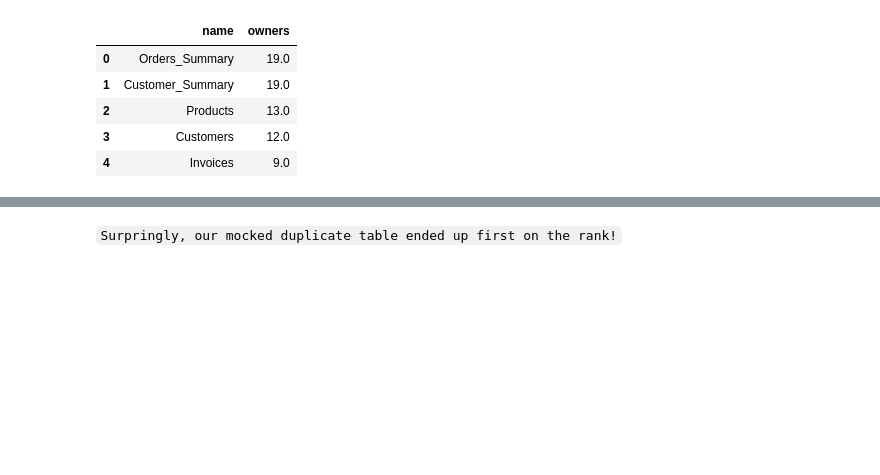
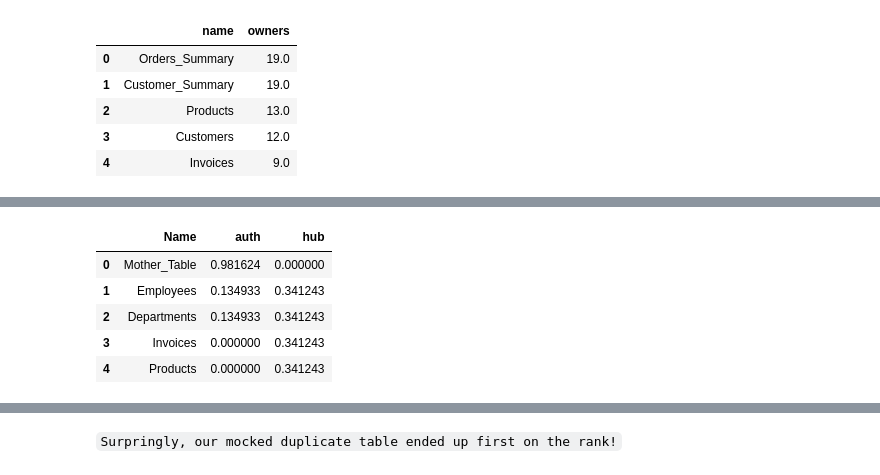
Before and after one commit to zhongjie526/neo4j_data_catalog, a Jupyter notebook: Data Catalog Management.ipynb, the cells around one changed output, grey strips where cells are left out. Saved outputs shown, nothing was run; the diff lists cells and outputs as text; code cells hidden in the pictures; blank space fills up the shorter version.

```diff
--- a/Data Catalog Management.ipynb
+++ b/Data Catalog Management.ipynb
@@ -266,0 +278,40 @@ LIMIT 5
+# %%
+gds.run_cypher("""
+match (n:Table {name:"Mother_Table"}) detach delete n
+""")
+
+gds.run_cypher("""
+match (t:Table)
+merge (n:Table {name:"Mother_Table"})
+with t,n
+merge (t)-[:DERIVED_FROM]->(n)
+""")
+
+
+gds.run_cypher("""
+CALL gds.graph.drop('myGraph',false) YIELD graphName;
+""")
+
+
+gds.run_cypher("""
+CALL gds.graph.project(
+  'myGraph',
+  ['Table'],
+  {DERIVED_FROM: {indexInverse: false}}
+)
+""")
+
+gds.run_cypher("""
+CALL gds.alpha.hits.stream('myGraph', {hitsIterations: 50})
+YIELD nodeId, values
+RETURN gds.util.asNode(nodeId).name AS Name, values.auth AS auth, values.hub as hub
+ORDER BY auth DESC
+LIMIT 5
+""")
+# %% [output]
+|  | Name | auth | hub |
+| 0 | Mother_Table | 0.981624 | 0.000000 |
+| 1 | Employees | 0.134933 | 0.341243 |
+| 2 | Departments | 0.134933 | 0.341243 |
+| 3 | Invoices | 0.000000 | 0.341243 |
+| 4 | Products | 0.000000 | 0.341243 |
```
Also changed, not shown: parts of 24 cells of this notebook.
